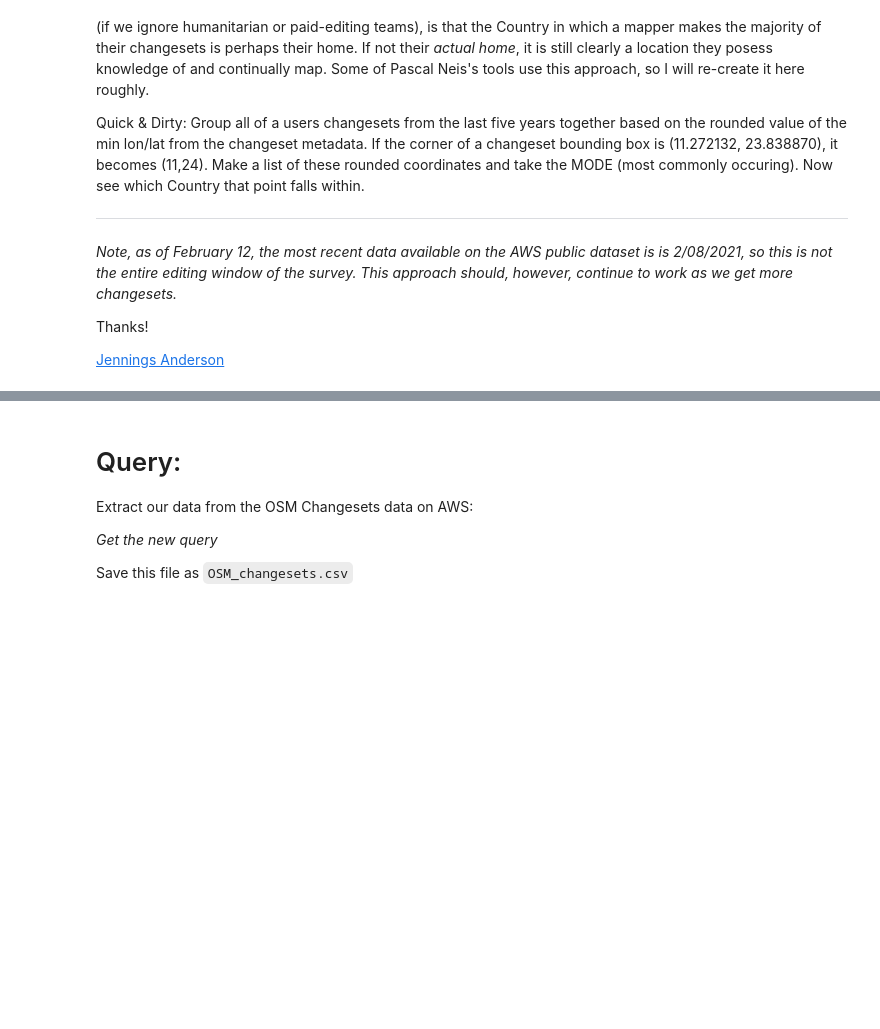
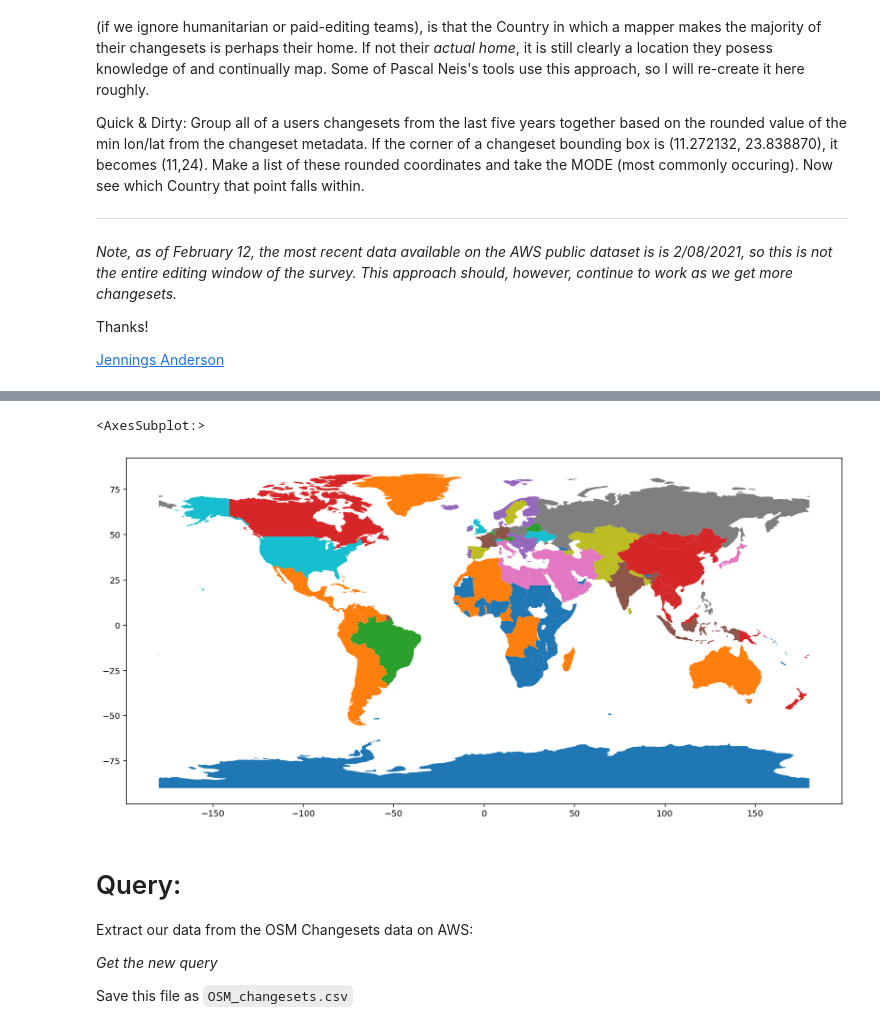
Before and after one commit to jenningsanderson/various-osm, a Jupyter notebook: OSM Contributions by Country.ipynb, the cells around one changed output, grey strips where cells are left out. Cells and saved outputs as stored; diff of their text form; code cells hidden in the pictures; blank space fills up the shorter version.

```diff
--- a/OSM Contributions by Country.ipynb
+++ b/OSM Contributions by Country.ipynb
@@ -38,3 +56,8 @@ countries[['COUNTRY','ISO','geometry']].to_csv('countries.tsv', header=False, se
+# %%
+t.plot(column='country', figsize=(15,8))
+# %% [output]
+<AxesSubplot:>
+[figure, added]
 # %% [markdown]
 # Query:
 
```
Also changed, not shown: parts of 5 cells of this notebook, 1 other file.
